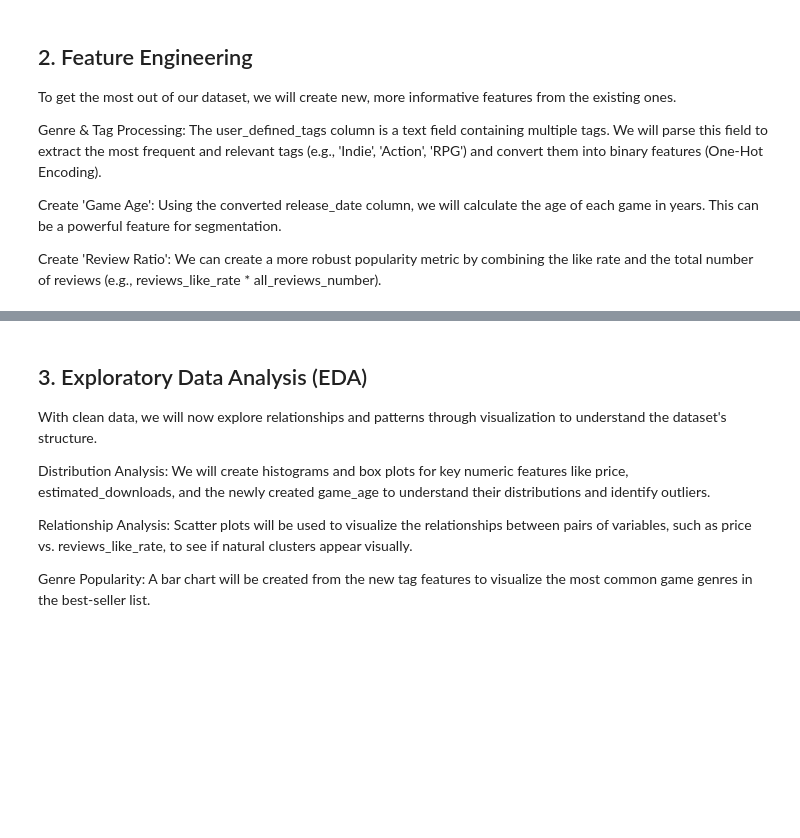
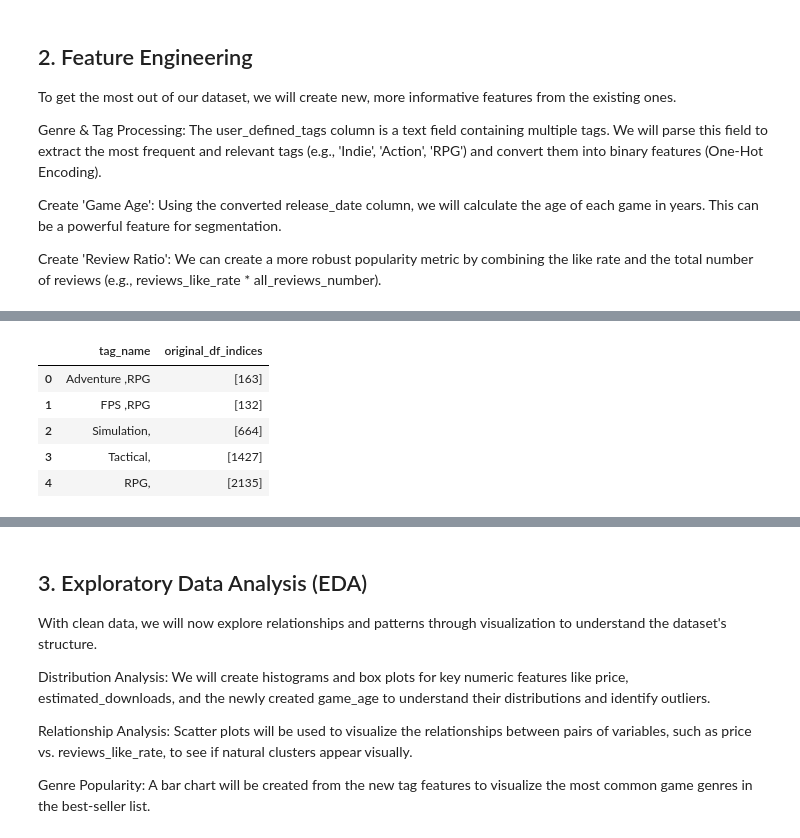
Before and after one commit to nuwanwixx/MDSAI25_ADM_MiniProject, a Jupyter notebook: besSelling_steam_games_analysis.ipynb, the cells around one changed output, grey strips where cells are left out. Drawn from its saved outputs; the diff is of its cells as text; code cells hidden in the pictures; blank space fills up the shorter version.

```diff
--- a/besSelling_steam_games_analysis.ipynb
+++ b/besSelling_steam_games_analysis.ipynb
@@ -229,11 +187,0 @@ Name: count, dtype: int64
-# %%
-all_tags = df['user_defined_tags'].str.split(', ').explode()
-unique_tags = all_tags.unique()
-
-print("All unique tags:")
-for tag in unique_tags:
-    print(tag)
-
-# Or, to print as a list:
-# print("\nAll unique tags (as a list):")
-# print(unique_tags.tolist())
@@ -264,9 +187,0 @@ All unique tags (as a list - might be truncated by default Python print):
-# %%
-# Create binary features for each top tag
-for tag in top_tags:
-    df[f'tag_{tag.replace(" ", "-").replace("-", "-")}'] = df['user_defined_tags'].apply(lambda x: 1 if tag in x else 0)
-
-# Create 'Review Ratio': reviews_like_rate * all_reviews_number
-df['review_ratio'] = df['reviews_like_rate'] * df['all_reviews_number']
-
-print(top_tags)
@@ -274,0 +193,43 @@ print(top_tags)
+# %%
+# Explode the 'user_defined_tags' column into separate rows for each tag
+exploded_tags_df = df['user_defined_tags'].str.split(', ').explode().to_frame(name='tag_name')
+exploded_tags_df['original_df_index'] = exploded_tags_df.index
+
+# Clean up tags: strip leading/trailing whitespace and remove any empty strings
+exploded_tags_df['tag_name'] = exploded_tags_df['tag_name'].str.strip()
+exploded_tags_df = exploded_tags_df[exploded_tags_df['tag_name'] != '']
+
+# Get the occurrence count for each unique tag from the cleaned list
+tag_counts = exploded_tags_df['tag_name'].value_counts()
+
+# Print total unique tags
+print(f"\nTotal unique tags after cleaning: {len(tag_counts)}")
+
+#Identify tags that appear only once
+single_occurrence_tags = tag_counts[tag_counts == 1].index.tolist()
+
+print(f"\nNumber of tags appearing only once: {len(single_occurrence_tags)}")
+
+#Create a dictionary to store original df row index(s) for each single-occurrence tag
+single_tag_records = {}
+
+# Iterate through the single occurrence tags and find their original DataFrame row indices
+for tag in single_occurrence_tags:
+    # Find all entries in the exploded DataFrame that match this tag
+    # and get their unique original DataFrame indices
+    original_indices = exploded_tags_df[exploded_tags_df['tag_name'] == tag]['original_df_index'].unique().tolist()
+    single_tag_records[tag] = original_indices
+
+print("\nOriginal DataFrame row index(es) for tags that appear only once:")
+for tag, indices in single_tag_records.items():
+    # Print the tag and its corresponding original DataFrame row indices
+    print(f"Tag: '{tag}', Original Row Index(es): {indices}")
+
+# Create a DataFrame from the single_tag_records for better viewing
+single_tag_records_df = pd.DataFrame([
+    {'tag_name': tag, 'original_df_indices': indices}
+    for tag, indices in single_tag_records.items()
+])
+print("\nDataFrame of Single-Occurrence Tags and their Original Row Indices:")
+display(single_tag_records_df)
+# %% [output]
@@ -274,0 +248,6 @@ print(top_tags)
+|  | tag_name | original_df_indices |
+| 0 | Adventure ,RPG | [163] |
+| 1 | FPS ,RPG | [132] |
+| 2 | Simulation, | [664] |
+| 3 | Tactical, | [1427] |
+| 4 | RPG, | [2135] |
```
Also changed, not shown: parts of 23 cells of this notebook.
